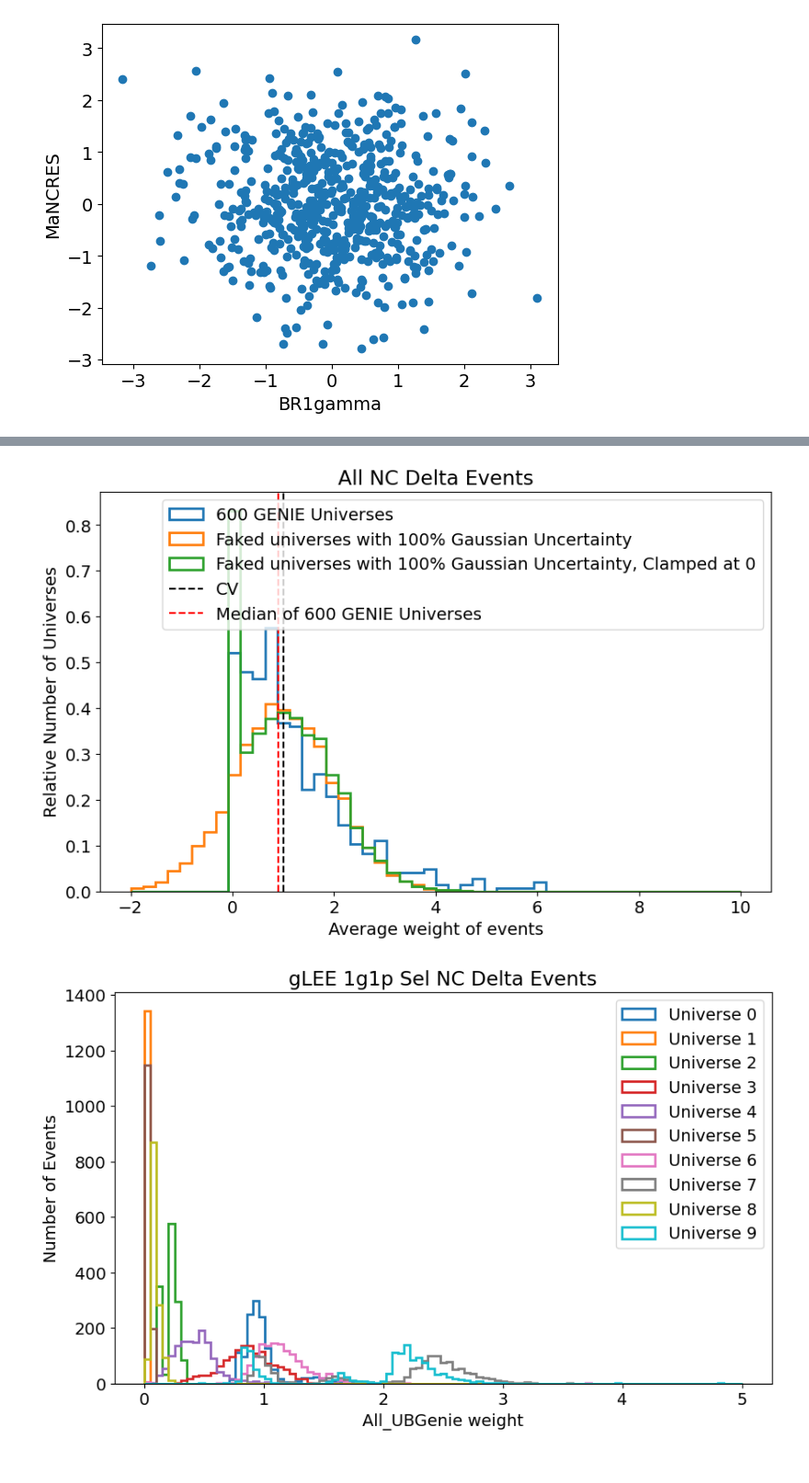
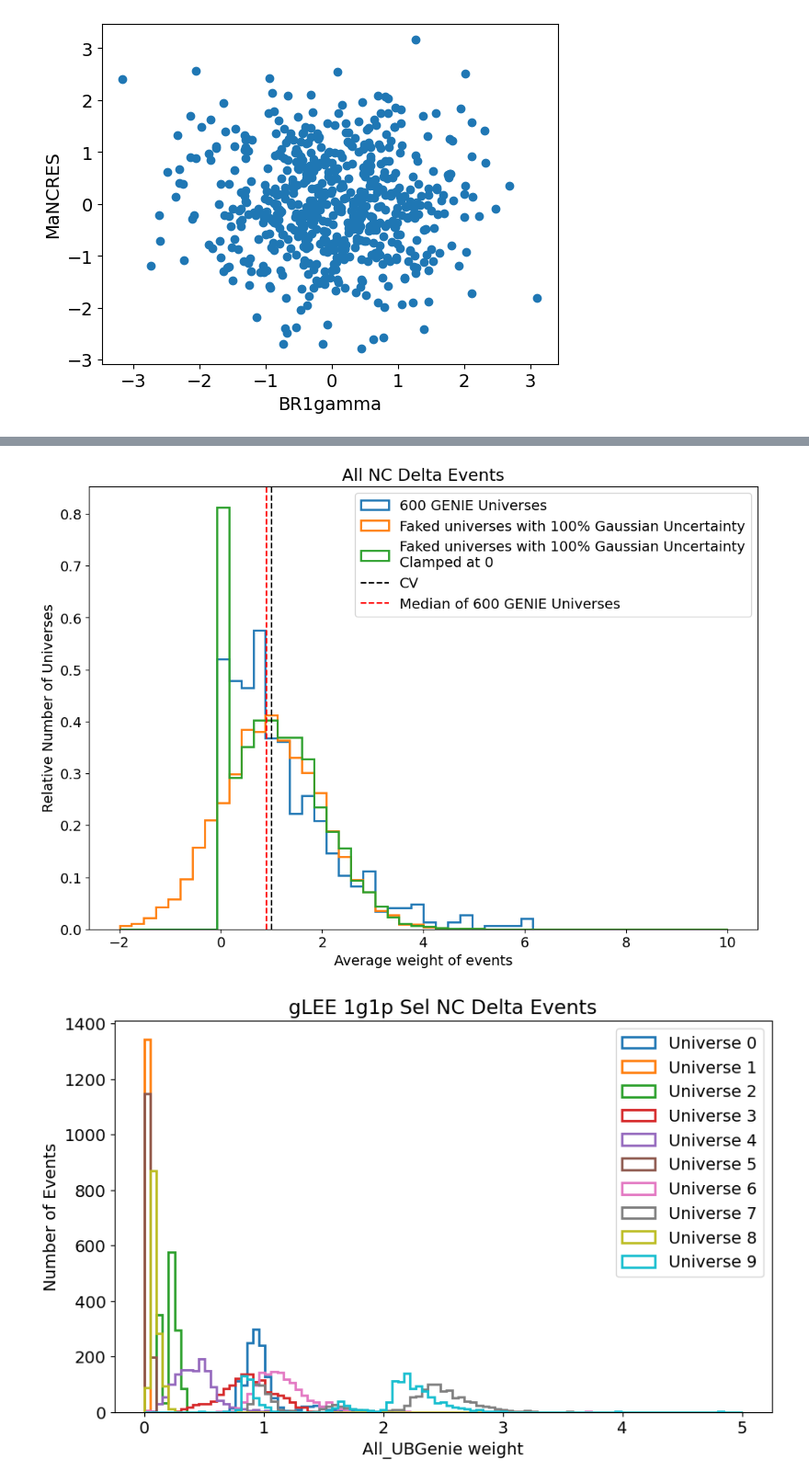
Before and after one commit to leehagaman/wc_framework, a Jupyter notebook: python_tools/getting_NC_delta_XS_from_rootfiles.ipynb, the cells around one changed output, grey strips where cells are left out. Shown at 92% size. Drawn from its saved outputs; the diff is of its cells as text; code cells hidden in the pictures.

```diff
--- a/python_tools/getting_NC_delta_XS_from_rootfiles.ipynb
+++ b/python_tools/getting_NC_delta_XS_from_rootfiles.ipynb
@@ -222,25 +232,25 @@ plt.show()
 # %%
 bins = np.linspace(-2, 10, 51)
 
 faked_100_percent_gauss = np.random.normal(1, 1, 10000)
 faked_100_percent_gauss_pos = np.maximum(np.random.normal(1, 1, 10000), 0)
 
-plt.figure(figsize=(10, 6))
+plt.figure(figsize=(12, 8))
 plt.hist(real_600_unis, bins=bins, histtype="step", density=True, lw=2, label="600 GENIE Universes")
 plt.hist(faked_100_percent_gauss, bins=bins, histtype="step", density=True, lw=2, label="Faked universes with 100% Gaussian Uncertainty")
-plt.hist(faked_100_percent_gauss_pos, bins=bins, histtype="step", density=True, lw=2, label="Faked universes with 100% Gaussian Uncertainty, Clamped at 0")
+plt.hist(faked_100_percent_gauss_pos, bins=bins, histtype="step", density=True, lw=2, label="Faked universes with 100% Gaussian Uncertainty\nClamped at 0")
 #plt.hist(faked_100_percent_uniform, bins=bins, histtype="step", density=True, lw=2, label="Faked universes with 100% Uniform Uncertainty")
 
 plt.axvline(1, c="k", ls="--", label="CV")
 plt.axvline(median_weighted_sum, c="r", ls="--", label="Median of 600 GENIE Universes")
 
 plt.legend()
 plt.xlabel("Average weight of events")
 plt.ylabel("Relative Number of Universes")
 plt.title("All NC Delta Events")
 plt.show()
 # %% [output]
-[figure, old version]
+[figure, new version]
 # %%
 df_1g1p = df.query("gl_sel_type == 1")
 All_UBGenie_1g1p = df_1g1p["All_UBGenie"].to_numpy()
```
Also changed, not shown: parts of 1 cell of this notebook, 8 other files.
